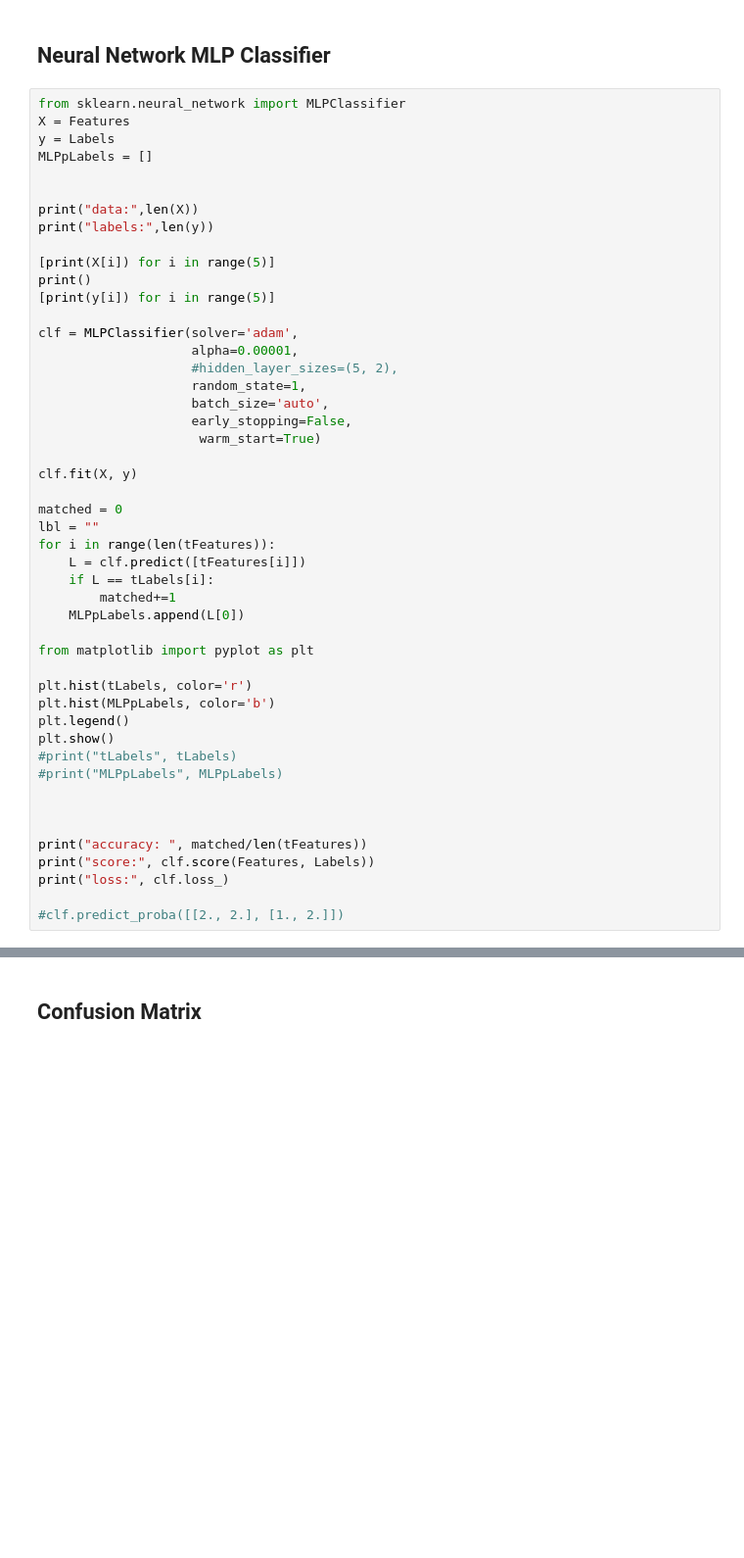
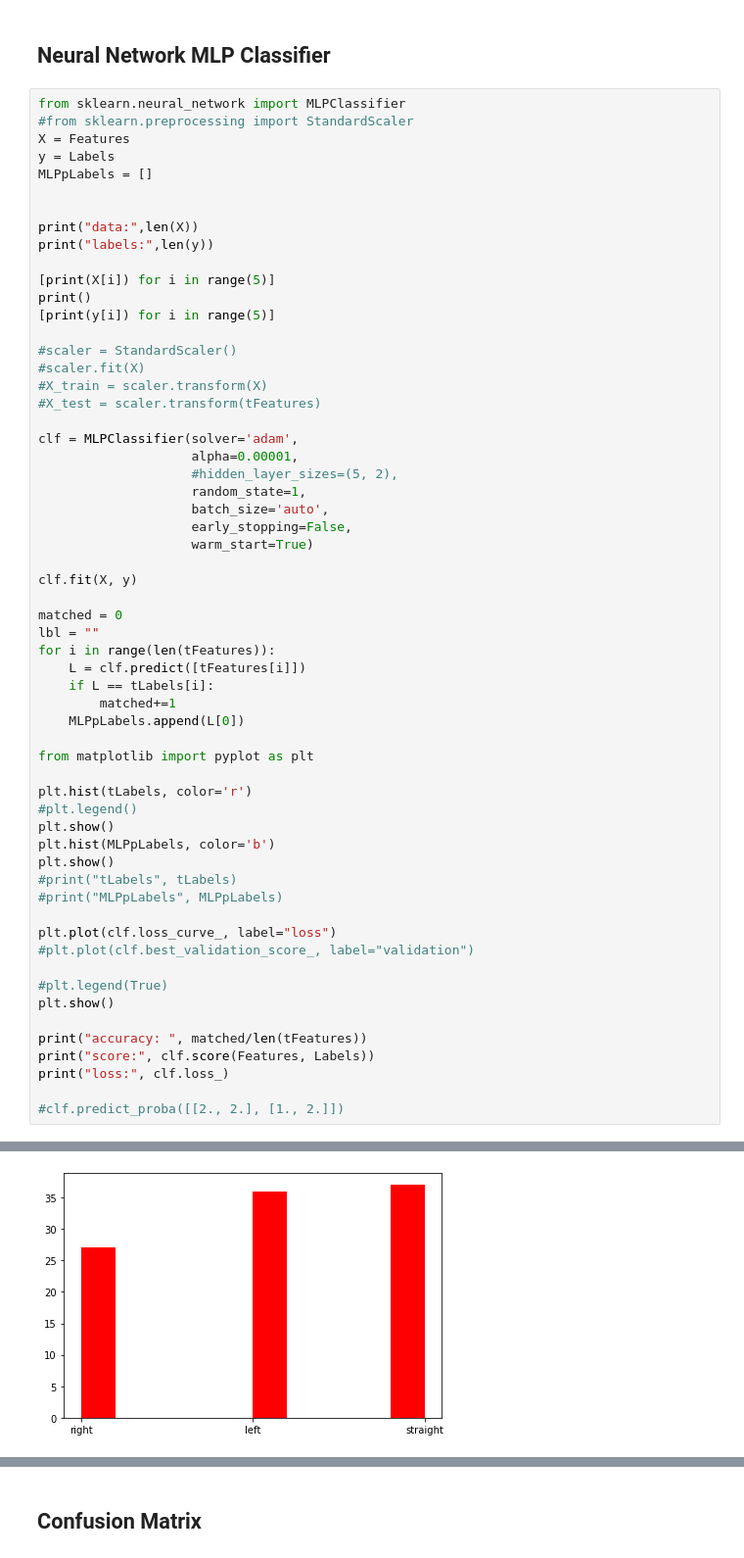
Before and after one commit to Asmenor/Smart-City-Traffic-Guidance-Project, a Jupyter notebook: _src/ML/Main.ipynb, the cells around one changed output, grey strips where cells are left out. Shown at 98% size. Cells and saved outputs as stored; diff of their text form; blank space fills up the shorter version.

```diff
--- a/_src/ML/Main.ipynb
+++ b/_src/ML/Main.ipynb
@@ -168,6 +168,7 @@ https://scikit-learn.org/stable/modules/generated/sklearn.neural_network.MLPClas
 ## Neural Network MLP Classifier
 # %%
 from sklearn.neural_network import MLPClassifier
+#from sklearn.preprocessing import StandardScaler
 X = Features
 y = Labels
 MLPpLabels = []
@@ -180,13 +181,18 @@ print("labels:",len(y))
 print()
 [print(y[i]) for i in range(5)]
 
+#scaler = StandardScaler()
+#scaler.fit(X)
+#X_train = scaler.transform(X)
+#X_test = scaler.transform(tFeatures)
+
 clf = MLPClassifier(solver='adam',
                     alpha=0.00001,
                     #hidden_layer_sizes=(5, 2),
                     random_state=1,
                     batch_size='auto',
                     early_stopping=False,
-                     warm_start=True)
+                    warm_start=True)
 
 clf.fit(X, y)
 
@@ -201,13 +207,18 @@ for i in range(len(tFeatures)):
 from matplotlib import pyplot as plt
 
 plt.hist(tLabels, color='r')
+#plt.legend()
+plt.show()
 plt.hist(MLPpLabels, color='b')
-plt.legend()
 plt.show()
 #print("tLabels", tLabels)
 #print("MLPpLabels", MLPpLabels)
 
+plt.plot(clf.loss_curve_, label="loss")
+#plt.plot(clf.best_validation_score_, label="validation")
 
+#plt.legend(True)
+plt.show()
 
 print("accuracy: ", matched/len(tFeatures))
 print("score:", clf.score(Features, Labels))
@@ -230,0 +242 @@ left
+[figure, new version]
```
Also changed, not shown: parts of 8 cells of this notebook, 1 other file.
